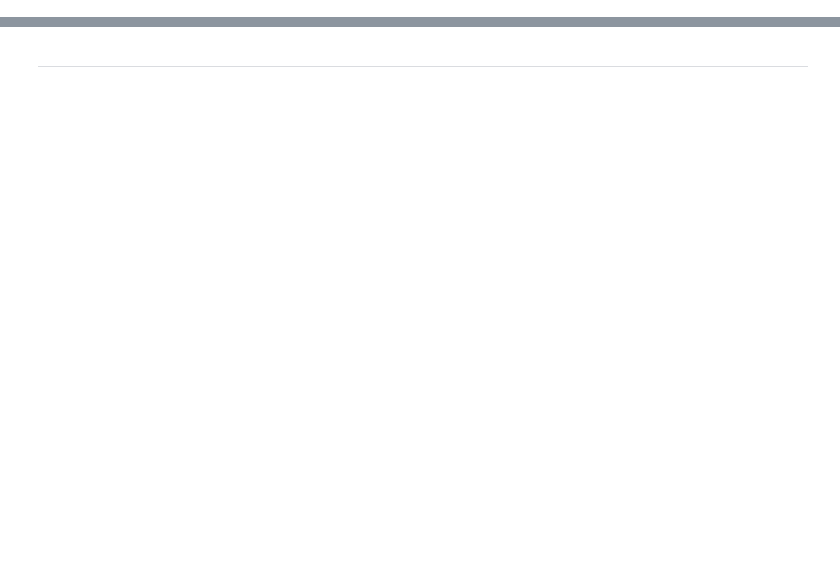
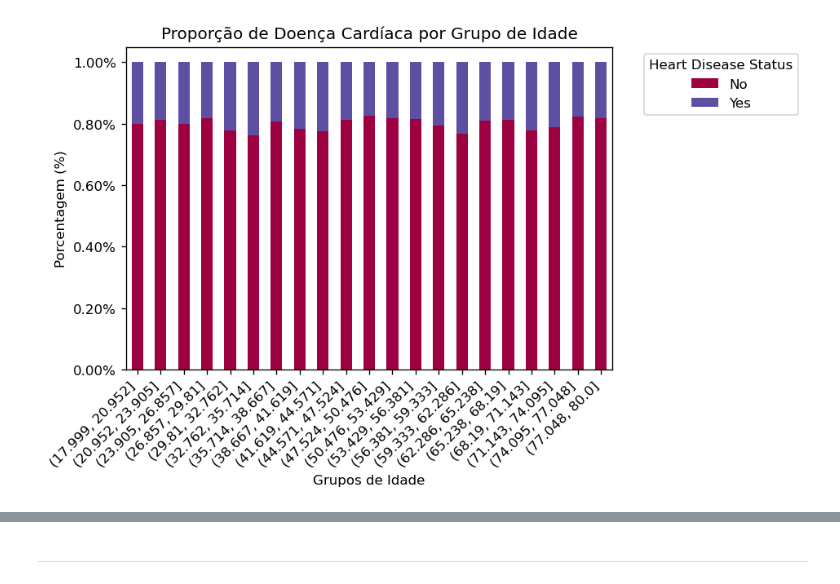
Before and after one commit to vascoloureiro/MEIA---Class-Work, a Jupyter notebook: Heart-Disease-Prediction.ipynb, the cells around one changed output, grey strips where cells are left out. Saved outputs shown, nothing was run; the diff lists cells and outputs as text; code cells hidden in the pictures; blank space fills up the shorter version.

```diff
--- a/Heart-Disease-Prediction.ipynb
+++ b/Heart-Disease-Prediction.ipynb
@@ -388,0 +151,5 @@ Passing `palette` without assigning `hue` is deprecated and will be removed in v
+# %%
+target_col = 'heart_disease_status'
+column_execption = ["alcohol_consumption", "stress_level", "sugar_consumption", "exercise_habits"]
+numeric_cols = ["age", "blood_pressure", "cholesterol_level", "bmi", "sleep_hours",
+                "triglyceride_level", "fasting_blood_sugar", "crp_level", "homocysteine_level"]
@@ -388,0 +740,48 @@ Passing `palette` without assigning `hue` is deprecated and will be removed in v
+# %%
+ages = df['age']
+n = len(ages)
+
+# Freedman-Diaconis formula
+iqr = ages.quantile(.75) - ages.quantile(.25)
+bin_width = 2 * iqr / (n ** (1/3))
+
+if bin_width == 0:
+    k_fd = int(np.sqrt(n))
+else:
+    k_fd = int((ages.max() - ages.min()) / bin_width)
+
+k_fd = max(k_fd, 2)
+
+bins = np.linspace(ages.min(), ages.max(), k_fd + 1)
+
+df['age_group'] = pd.cut(df['age'], bins=bins, include_lowest = True)
+
+age_status_prop = pd.crosstab(
+    df['age_group'],
+    df['heart_disease_status'],
+    normalize='index'
+)
+
+iqr = df['age'].quantile(0.75) - df['age'].quantile(0.25)
+df['age_group'].value_counts()
+
+# Grafico
+plt.figure(figsize=(8, 5))
+
+age_status_prop.plot(
+    kind='bar',
+    stacked=True,
+    colormap='Spectral',
+    ax=plt.gca()
+)
+
+plt.gca().yaxis.set_major_formatter(mtick.PercentFormatter())
+plt.title('Proporção de Doença Cardíaca por Grupo de Idade')
+plt.ylabel('Porcentagem (%)')
+plt.xlabel('Grupos de Idade')
+plt.xticks(rotation=45, ha='right')
+plt.legend(title='Heart Disease Status', bbox_to_anchor=(1.05, 1), loc='upper left')
+plt.tight_layout()
+plt.show()
+# %% [output]
+[figure, added]
```
Also changed, not shown: parts of 70 cells of this notebook.
